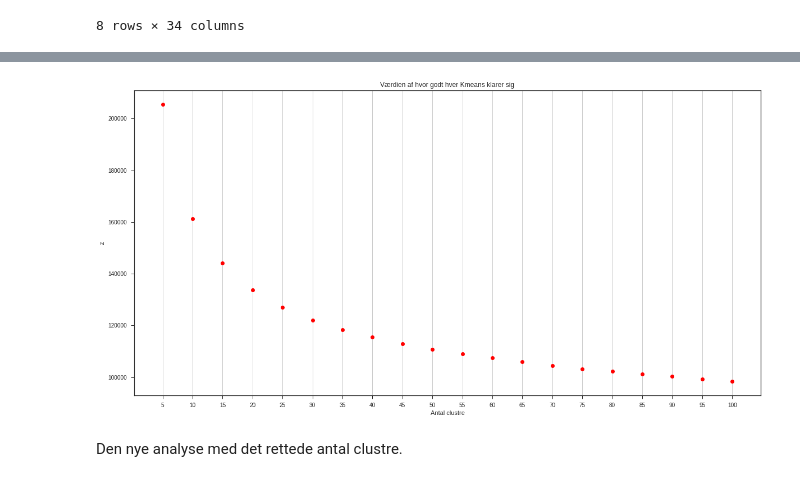
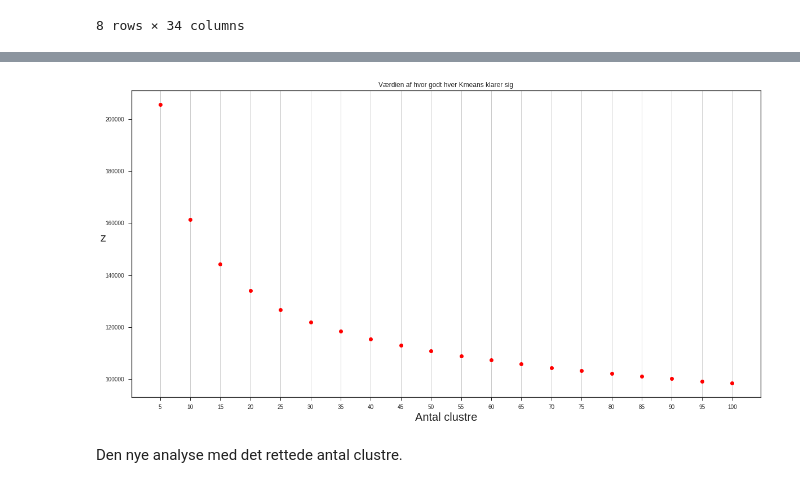
Before and after one commit to mssalvador/Fifa2018, a Jupyter notebook: Teknisk Tirsdag Tutorial (Un-Supervised).ipynb, the cells around one changed output, grey strips where cells are left out. Saved outputs shown, nothing was run; the diff lists cells and outputs as text; code cells hidden in the pictures.

```diff
--- a/Teknisk Tirsdag Tutorial (Un-Supervised).ipynb
+++ b/Teknisk Tirsdag Tutorial (Un-Supervised).ipynb
@@ -399,17 +403,17 @@ r = range(5, iterations+5, 5)
 km = [cluster.KMeans(n_clusters=i) for i in r]
 score = [i.fit(scaled_attributes_df).score(scaled_attributes_df) for i in km]
 # %%
-fig = plt.figure(figsize=(20,10))
+fig = plt.figure(figsize=(20, 10))
 ax = fig.gca()
 ax.grid(True, axis='x')
-plt.plot(np.array(r),-1*np.array(score),'ro')
-plt.xticks(range(5,iterations+5, 5))
-plt.xlabel('Antal clustre')
-plt.ylabel('z')
+plt.plot(np.array(r), -1*np.array(score), 'ro')
+plt.xticks(range(5, iterations+5, 5))
+plt.xlabel('Antal clustre', fontsize= 20)
+plt.ylabel('z', rotation= 'horizontal', fontsize= 20)
 plt.title('Værdien af hvor godt hver Kmeans klarer sig')
 plt.show()
 # %% [output]
-[figure, old version]
+[figure, new version]
 # %% [markdown]
 Den nye analyse med det rettede antal clustre.
 # %%
```
Also changed, not shown: parts of 12 cells of this notebook.
